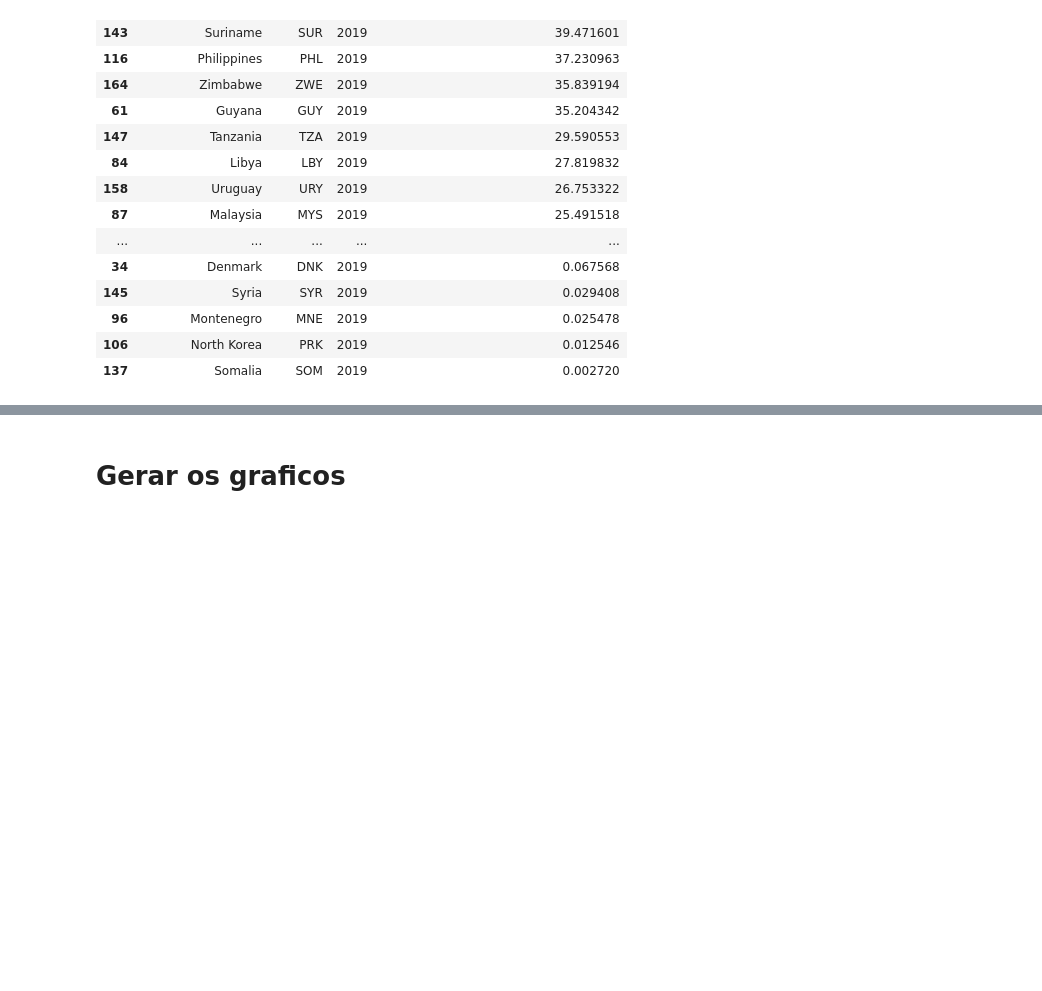
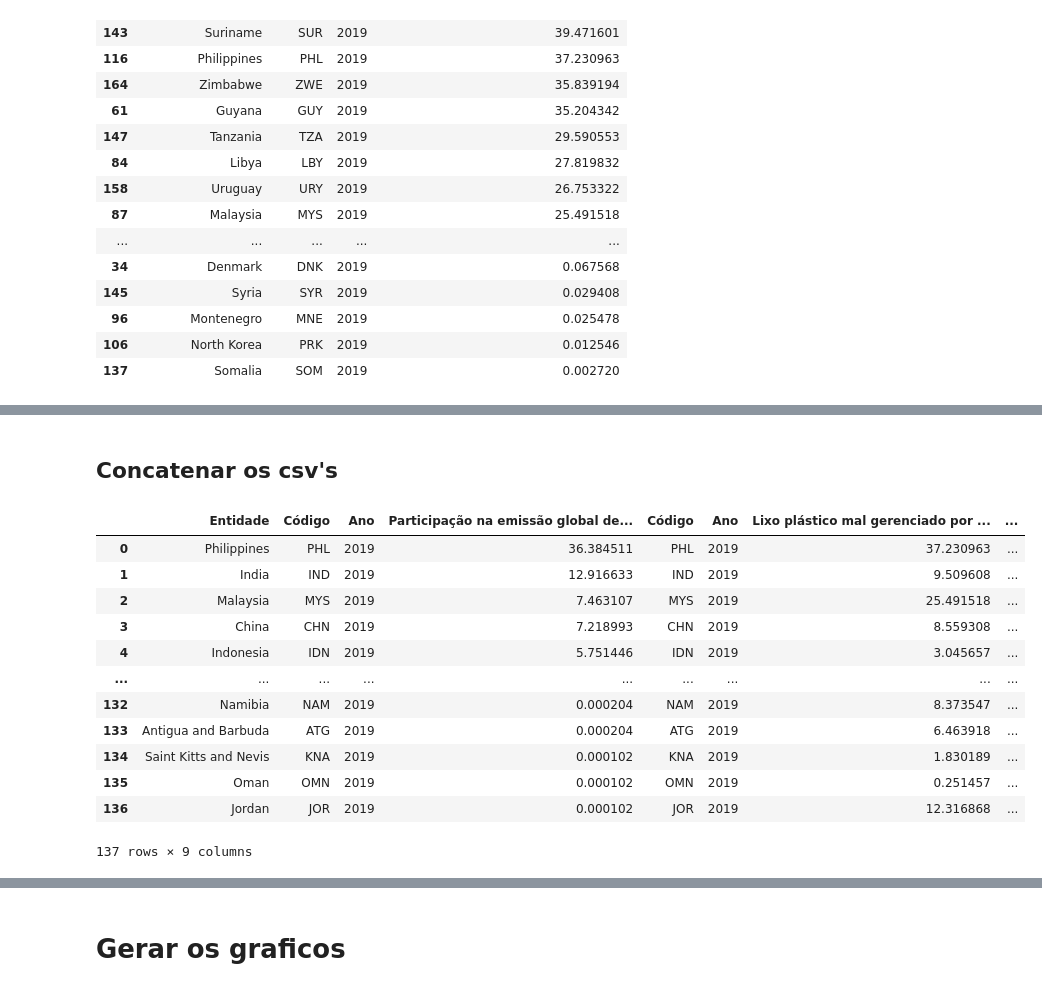
Before and after one commit to RVidaDev/GsIA, a Jupyter notebook: note.ipynb, the cells around one changed output, grey strips where cells are left out. Drawn from its saved outputs; the diff is of its cells as text; code cells hidden in the pictures; blank space fills up the shorter version.

```diff
--- a/note.ipynb
+++ b/note.ipynb
@@ -242,0 +332,24 @@ df_desperdicio_concatenado
+# %% [markdown]
+## Concatenar os csv's
+# %%
+##concatenei as listas e tirei a qualidade do ar pq não vou usar
+
+listao_concatenado = pd.merge(df_residuos_filtrado, df_desperdicio_filtrado, on='Entidade', how='left')
+listao_concatenado = pd.merge(listao_concatenado, df_poluicao_agrupado, on='Entidade', how='left')
+
+listao_concatenado.drop(' Qualidade do Ar', axis=1)
+listao_concatenado
+# %% [output]
+|  | Entidade | Código | Ano | Participação na emissão global de... | Código | Ano | Lixo plástico mal gerenciado por ... | ... |
+| 0 | Philippines | PHL | 2019 | 36.384511 | PHL | 2019 | 37.230963 | ... |
+| 1 | India | IND | 2019 | 12.916633 | IND | 2019 | 9.509608 | ... |
+| 2 | Malaysia | MYS | 2019 | 7.463107 | MYS | 2019 | 25.491518 | ... |
+| 3 | China | CHN | 2019 | 7.218993 | CHN | 2019 | 8.559308 | ... |
+| 4 | Indonesia | IDN | 2019 | 5.751446 | IDN | 2019 | 3.045657 | ... |
+| ... | ... | ... | ... | ... | ... | ... | ... | ... |
+| 132 | Namibia | NAM | 2019 | 0.000204 | NAM | 2019 | 8.373547 | ... |
+| 133 | Antigua and Barbuda | ATG | 2019 | 0.000204 | ATG | 2019 | 6.463918 | ... |
+| 134 | Saint Kitts and Nevis | KNA | 2019 | 0.000102 | KNA | 2019 | 1.830189 | ... |
+| 135 | Oman | OMN | 2019 | 0.000102 | OMN | 2019 | 0.251457 | ... |
+| 136 | Jordan | JOR | 2019 | 0.000102 | JOR | 2019 | 12.316868 | ... |
+137 rows × 9 columns
```
Also changed, not shown: parts of 13 cells of this notebook, 1 other file.
